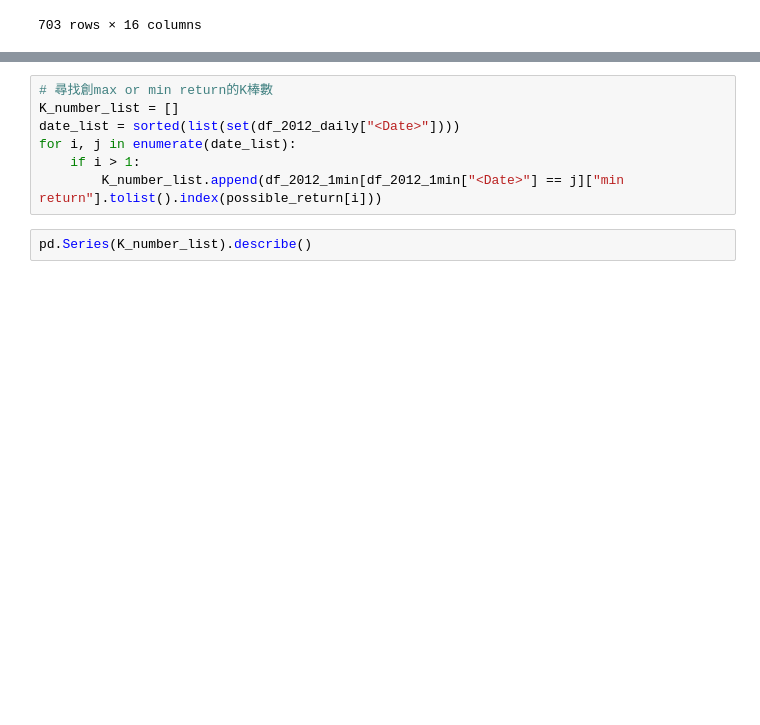
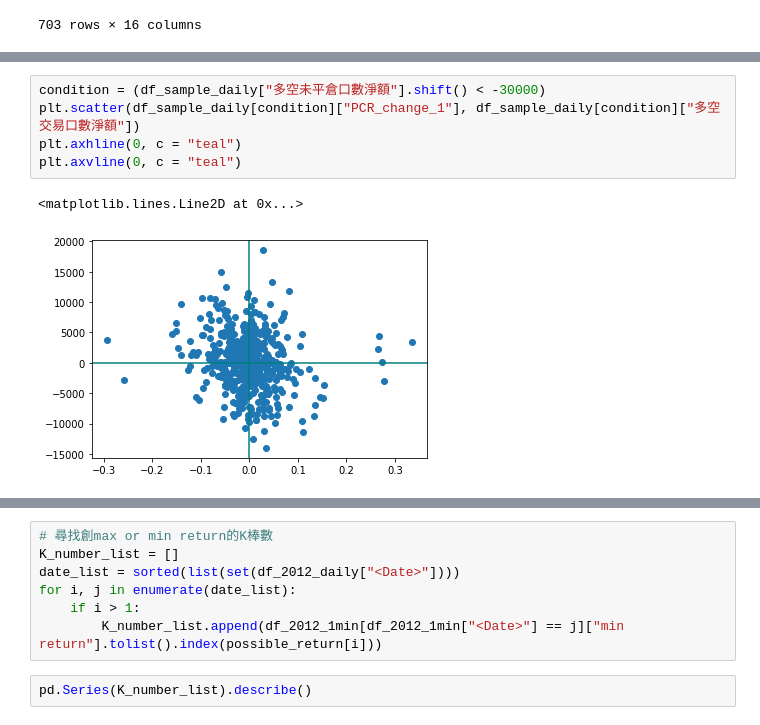
Before and after one commit to Finian1007/ProgramTrading, a Jupyter notebook: TXF Strategy Analysis.ipynb, the cells around one changed output, grey strips where cells are left out. Cells and saved outputs as stored; diff of their text form; blank space fills up the shorter version.

```diff
--- a/TXF Strategy Analysis.ipynb
+++ b/TXF Strategy Analysis.ipynb
@@ -322,0 +326,8 @@ array([[1.        , 0.40862625],
+# %%
+condition = (df_sample_daily["多空未平倉口數淨額"].shift() < -30000)
+plt.scatter(df_sample_daily[condition]["PCR_change_1"], df_sample_daily[condition]["多空交易口數淨額"])
+plt.axhline(0, c = "teal")
+plt.axvline(0, c = "teal")
+# %% [output]
+<matplotlib.lines.Line2D at 0x...>
+[figure, added]
```
Also changed, not shown: parts of 19 cells of this notebook.
